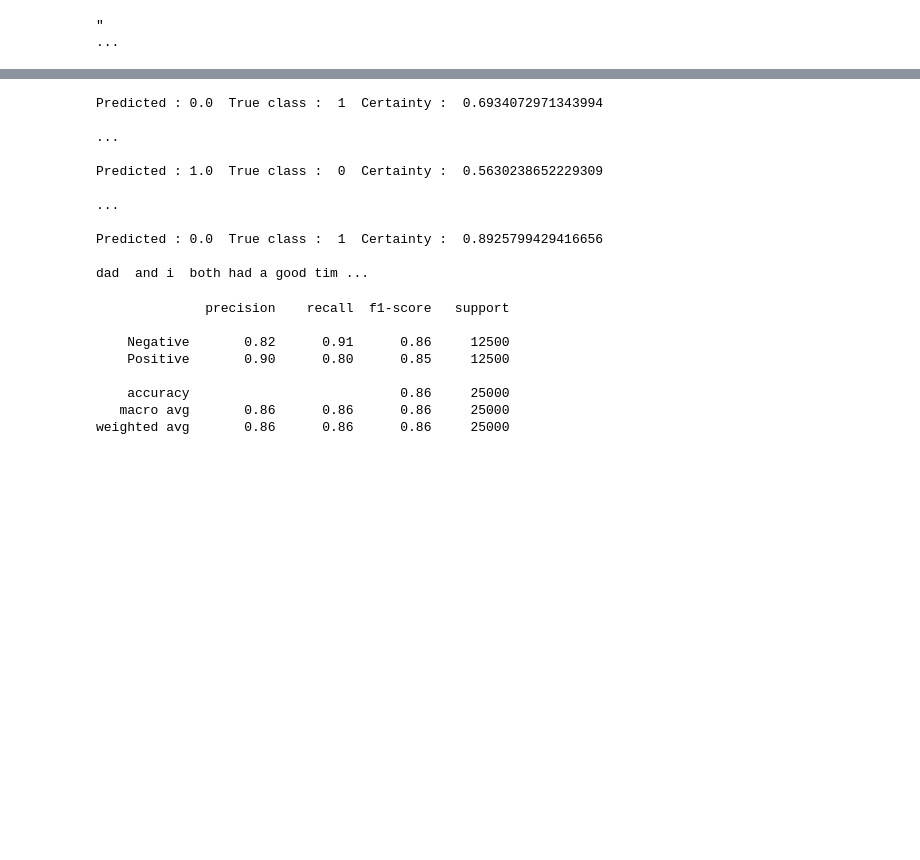
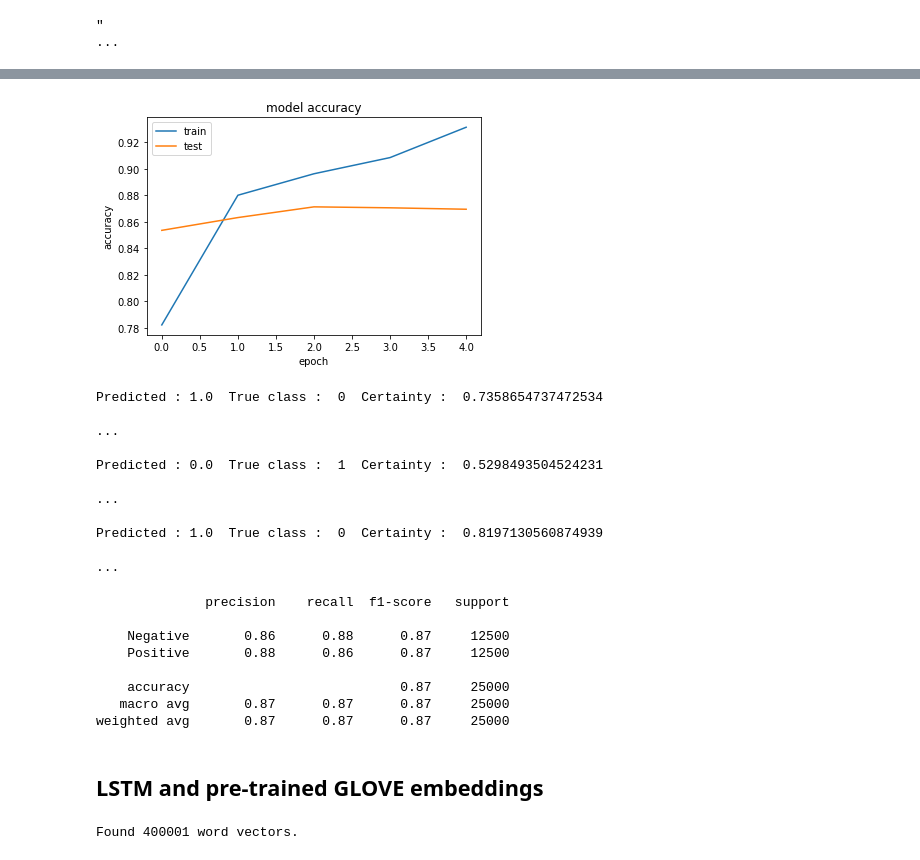
Before and after one commit to melfaiz/lstm-glove-keras, a Jupyter notebook: main.ipynb, the cells around one changed output, grey strips where cells are left out. Drawn from its saved outputs; the diff is of its cells as text; code cells hidden in the pictures; blank space fills up the shorter version.

Commit message:
added glove embeddings

```diff
--- a/main.ipynb
+++ b/main.ipynb
@@ -54,7 +58,6 @@ model.add(LSTM(100))
 model.add(Dense(1, activation='sigmoid'))
 model.compile(loss='binary_crossentropy', optimizer='adam', metrics=['accuracy'])
 print(model.summary())
-history = model.fit(X_train, y_train, validation_data=(X_test, y_test), epochs=1, batch_size=100)
 # %% [output]
 Model: "sequential"
 _________________________________________________________________
@@ -78,0 +77,3 @@ print(history.history)
+# %%
+%%time
+history = model.fit(X_train, y_train, validation_data=(X_test, y_test), epochs=5, batch_size=100)
@@ -79,3 +92,13 @@ print(history.history)
+# %%
+plt.plot(history.history['accuracy'])
+plt.plot(history.history['val_accuracy'])
+plt.title('model accuracy')
+plt.ylabel('accuracy')
+plt.xlabel('epoch')
+plt.legend(['train', 'test'], loc='upper left')
+plt.show()
+# %% [output]
+[figure, added]
 # %%
 y_pred = model.predict(X_test)
 # %%
@@ -91,14 +114,14 @@ while True:
         print()
         k += 1
 # %% [output]
-Predicted : 0.0  True class :  1  Certainty :  0.6934072971343994
+Predicted : 1.0  True class :  0  Certainty :  0.7358654737472534
                                                                                                                                                                                                          ...
 
-Predicted : 1.0  True class :  0  Certainty :  0.5630238652229309
+Predicted : 0.0  True class :  1  Certainty :  0.5298493504524231
                                                                                                                                                                                                          ...
 
-Predicted : 0.0  True class :  1  Certainty :  0.8925799429416656
-                                                                                                                                                                         dad  and i  both had a good tim ...
+Predicted : 1.0  True class :  0  Certainty :  0.8197130560874939
+                                                                                                                                                                                                         ...
 # %%
 from sklearn.metrics import classification_report
 target_names = ['Negative','Positive']
@@ -106,21 +129,25 @@ print(classification_report(y_test, np.round(y_pred), target_names=target_names)
 # %% [output]
               precision    recall  f1-score   support
 
-    Negative       0.82      0.91      0.86     12500
-    Positive       0.90      0.80      0.85     12500
+    Negative       0.86      0.88      0.87     12500
+    Positive       0.88      0.86      0.87     12500
 
-    accuracy                           0.86     25000
-   macro avg       0.86      0.86      0.86     25000
-weighted avg       0.86      0.86      0.86     25000
+    accuracy                           0.87     25000
+   macro avg       0.87      0.87      0.87     25000
+weighted avg       0.87      0.87      0.87     25000
+# %% [markdown]
+## LSTM and pre-trained GLOVE embeddings
 # %%
-# embeddings_index = {}
-# f = open('glove.6B.100d.txt','r',encoding="utf-8")
-# for line in f:
-#     values = line.split()
-#     word = values[0]
-#     coefs = np.asarray(values[1:], dtype='float32')
-#     embeddings_index[word] = coefs
-# f.close()
+embeddings_index = {}
+f = open('glove.6B.100d.txt','r',encoding="utf-8")
+for line in f:
+    values = line.split()
+    word = values[0]
+    coefs = np.asarray(values[1:], dtype='float32')
+    embeddings_index[word] = coefs
+f.close()
 
-# print('Found %s word vectors.' % len(embeddings_index))
+print('Found %s word vectors.' % len(embeddings_index))
+# %% [output]
+Found 400001 word vectors.
 # %%
```
Also changed, not shown: parts of 10 cells of this notebook.
